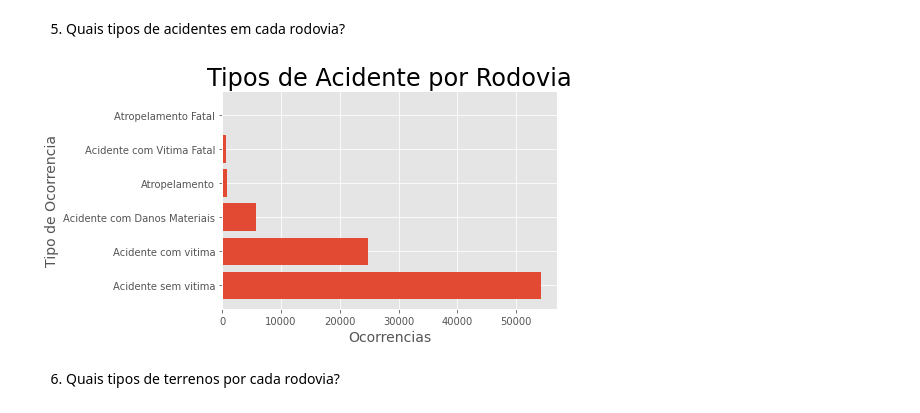
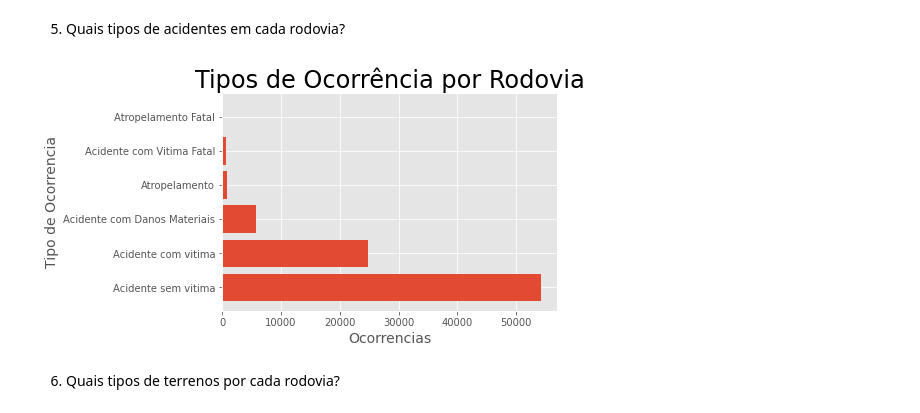
Before and after one commit to veronicasa95/TCC-PUC-MINAS, a Jupyter notebook: data-collect/TCC - PUC Minas - Verônica Sá.ipynb, the cells around one changed output. Cells and saved outputs as stored; diff of their text form; code cells hidden in the pictures.

```diff
--- a/data-collect/TCC - PUC Minas - Verônica Sá.ipynb
+++ b/data-collect/TCC - PUC Minas - Verônica Sá.ipynb
@@ -458,12 +459,12 @@ grafico_barras_vertical(qtd_postos['rodovia'],qtd_postos['postos_prf'],'Postos A
 # %% [markdown]
 5. Quais tipos de acidentes em cada rodovia?
 # %%
-tipo_acidentes_por_rodovia = df_acidentes.groupby(['rodovia','tipo_de_ocorrencia','uf']).size().reset_index(name='qtd_ocorrencias').sort_values(by=['qtd_ocorrencias'], ascending=False)
-tipo_acidentes_por_rodovia = tipo_acidentes_por_rodovia.head(100)
+tipo_ocorrencia_por_rodovia = df_acidentes.groupby(['rodovia','tipo_de_ocorrencia','uf']).size().reset_index(name='qtd_ocorrencias').sort_values(by=['qtd_ocorrencias'], ascending=False)
+tipo_ocorrencia_por_rodovia = tipo_acidentes_por_rodovia.head(100)
 
-grafico_barras_vertical(tipo_acidentes_por_rodovia['tipo_de_ocorrencia'],tipo_acidentes_por_rodovia['qtd_ocorrencias'],'Tipos de Acidente por Rodovia','Ocorrencias','Tipo de Ocorrencia')
+grafico_barras_vertical(tipo_acidentes_por_rodovia['tipo_de_ocorrencia'],tipo_acidentes_por_rodovia['qtd_ocorrencias'],'Tipos de Ocorrência por Rodovia','Ocorrencias','Tipo de Ocorrencia')
 # %% [output]
-[figure, old version]
+[figure, new version]
 # %% [markdown]
 6. Quais tipos de terrenos por cada rodovia?
 # %%
```
Also changed, not shown: parts of 8 cells of this notebook.
